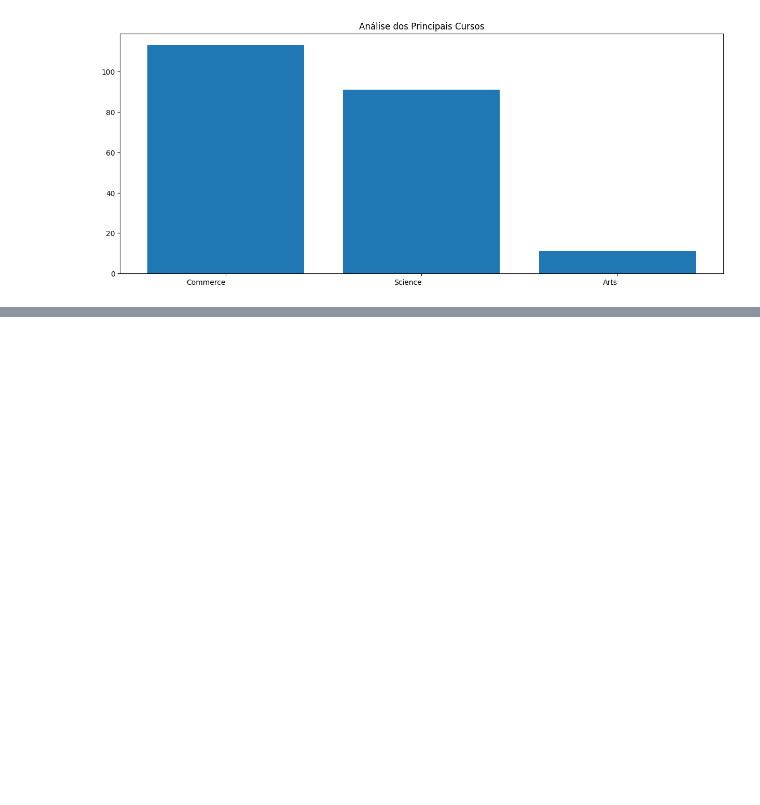
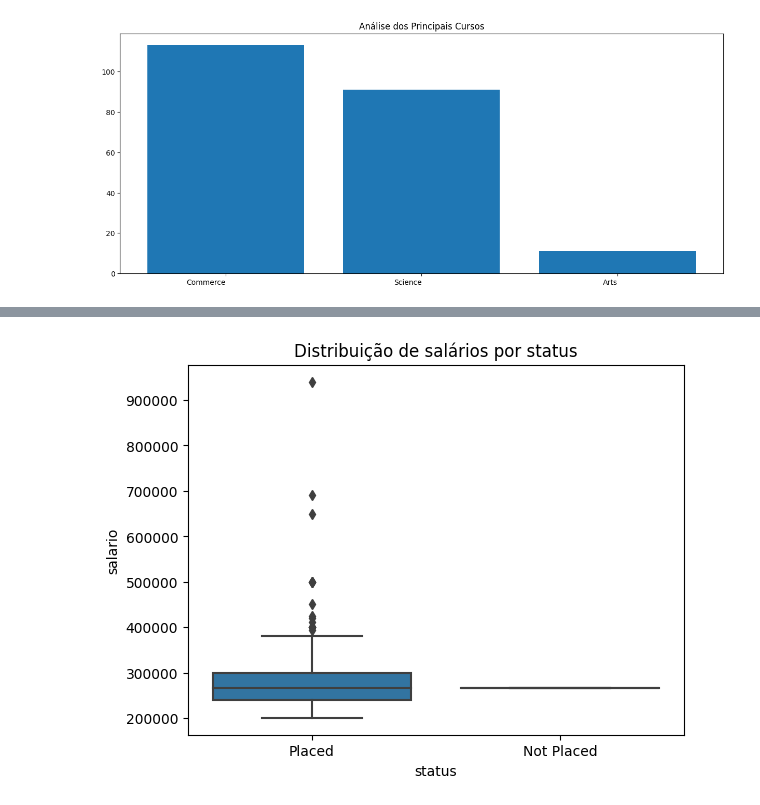
Before and after one commit to nandodevs/campus-recruitment, a Jupyter notebook: projects.ipynb, the cells around one changed output, grey strips where cells are left out. Saved outputs shown, nothing was run; the diff lists cells and outputs as text; code cells hidden in the pictures; blank space fills up the shorter version.

```diff
--- a/projects.ipynb
+++ b/projects.ipynb
@@ -446,0 +233,11 @@ Acurácia do modelo: 1.0
+# %%
+# Cria um boxplot usando a biblioteca Seaborn
+sns.boxplot(data=campus, x='status', y='salario')
+
+# Adiciona um título ao gráfico
+plt.title('Distribuição de salários por status')
+
+# Exibe o gráfico na tela
+plt.show()
+# %% [output]
+[figure, added]
```
Also changed, not shown: parts of 56 cells of this notebook.
